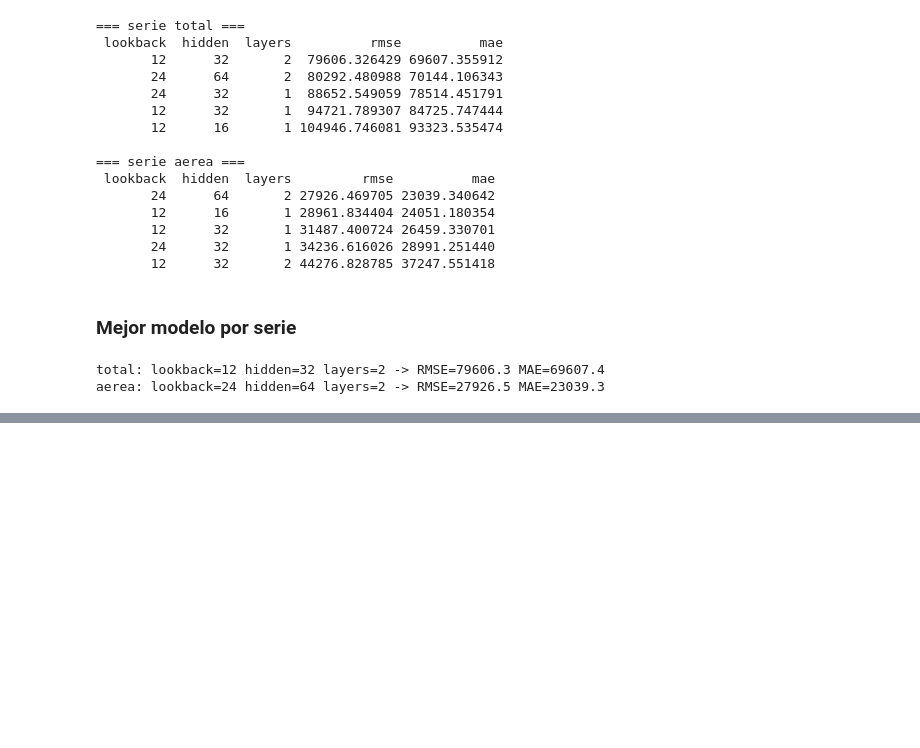
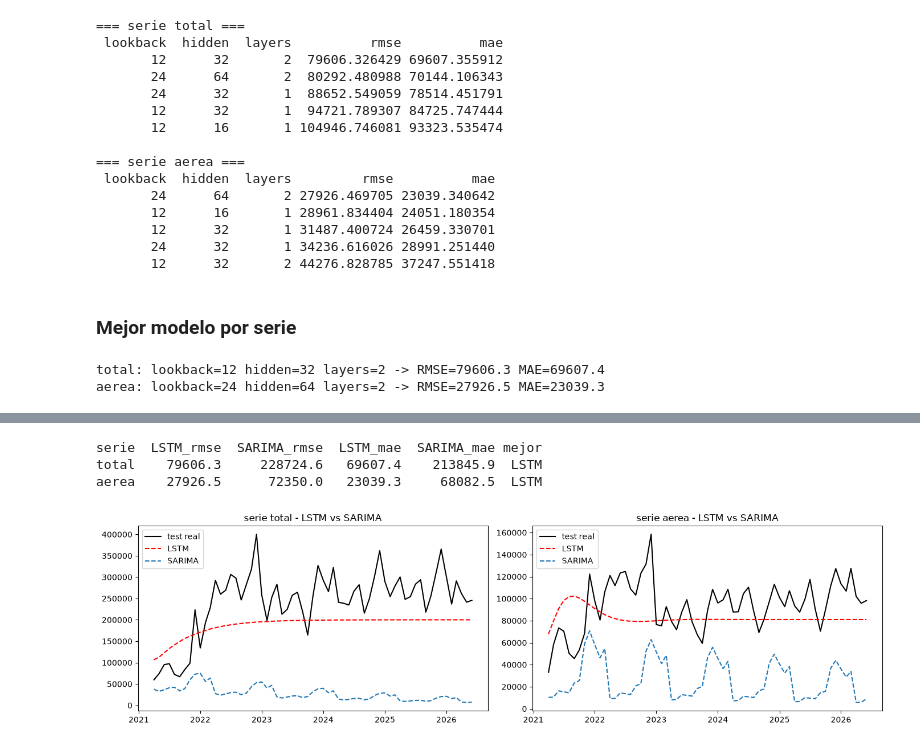
Before and after one commit to UVG-Tareas-y-proyectos/laboratorio2_ds, a Jupyter notebook: notebooks/laboratorio2.ipynb, the cells around one changed output, grey strips where cells are left out. Cells and saved outputs as stored; diff of their text form; code cells hidden in the pictures; blank space fills up the shorter version.

```diff
--- a/notebooks/laboratorio2.ipynb
+++ b/notebooks/laboratorio2.ipynb
@@ -173,0 +190,41 @@ plt.show()
+# %%
+def sarima_eval(train, test, order=(0, 1, 1), seasonal=(0, 1, 1, 12)):
+    tr_log = np.log1p(train.values)
+    m = SARIMAX(tr_log, order=order, seasonal_order=seasonal,
+                enforce_stationarity=False, enforce_invertibility=False).fit(disp=False)
+    pred = np.expm1(np.asarray(m.forecast(len(test))))
+    rmse = float(np.sqrt(np.mean((pred - test.values) ** 2)))
+    mae = float(np.mean(np.abs(pred - test.values)))
+    return pred, rmse, mae
+
+
+comparacion = []
+sarima_pred = {}
+for nombre, (train, test) in series.items():
+    b = mejores[nombre]
+    pred, s_rmse, s_mae = sarima_eval(train, test)
+    sarima_pred[nombre] = pred
+    comparacion.append({"serie": nombre,
+                        "LSTM_rmse": round(b.rmse, 1), "SARIMA_rmse": round(s_rmse, 1),
+                        "LSTM_mae": round(b.mae, 1), "SARIMA_mae": round(s_mae, 1),
+                        "mejor": "LSTM" if b.rmse < s_rmse else "SARIMA"})
+tabla_comp = pd.DataFrame(comparacion)
+print(tabla_comp.to_string(index=False))
+# %% [output]
+serie  LSTM_rmse  SARIMA_rmse  LSTM_mae  SARIMA_mae mejor
+total    79606.3     228724.6   69607.4    213845.9  LSTM
+aerea    27926.5      72350.0   23039.3     68082.5  LSTM
+# %%
+fig, axes = plt.subplots(1, 2, figsize=(14, 4))
+for ax, (nombre, (train, test)) in zip(axes, series.items()):
+    best = mejores[nombre]
+    clave = (nombre, (int(best.lookback), int(best.hidden), int(best.layers)))
+    ax.plot(test.index, test.values, label="test real", color="black")
+    ax.plot(test.index, predicciones[clave], label="LSTM", color="red", ls="--")
+    ax.plot(test.index, sarima_pred[nombre], label="SARIMA", color="tab:blue", ls="--")
+    ax.set_title(f"serie {nombre} - LSTM vs SARIMA")
+    ax.legend()
+plt.tight_layout()
+plt.show()
+# %% [output]
+[figure, added]
```
Also changed, not shown: parts of 27 cells of this notebook, 1 other file.
